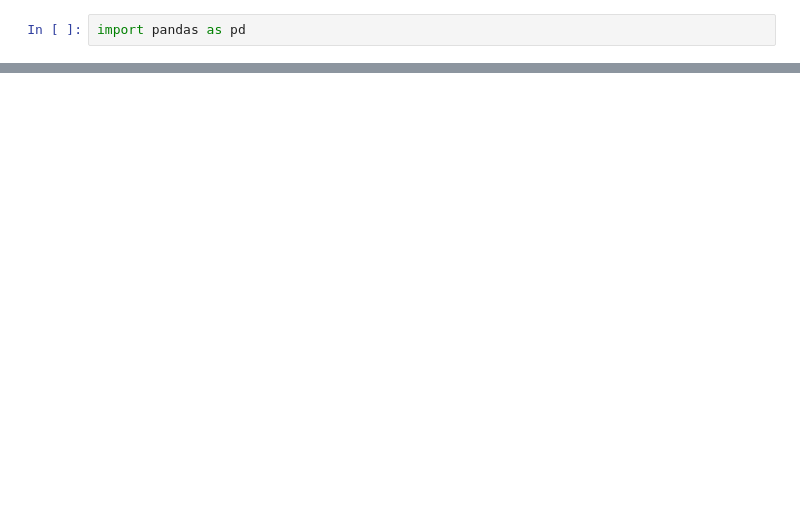
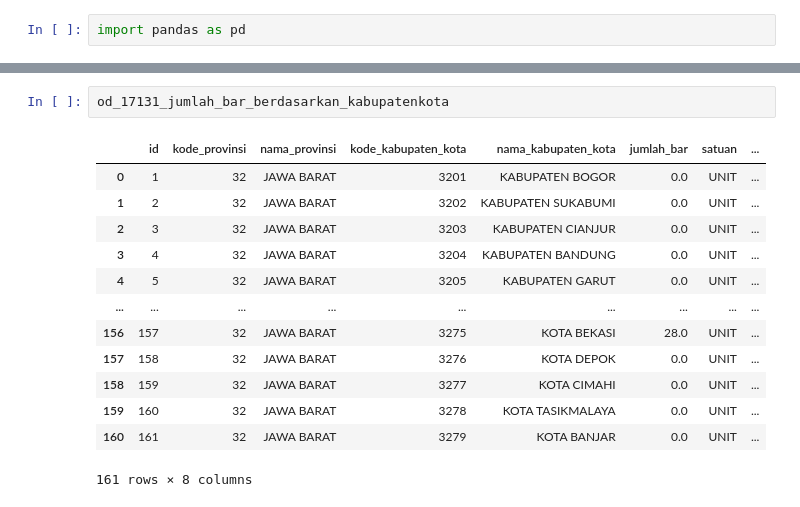
Before and after one commit to SulthanAbiyyu/airnology-2022, a Jupyter notebook: alrappie/jumlah_tenaga_kerja.ipynb, the cells around one changed output, grey strips where cells are left out. Drawn from its saved outputs; the diff is of its cells as text; blank space fills up the shorter version.

```diff
--- a/alrappie/jumlah_tenaga_kerja.ipynb
+++ b/alrappie/jumlah_tenaga_kerja.ipynb
@@ -12,0 +57,16 @@ od_17133_jumlah_sarana_bar_berdasarkan_jenis_sarana = pd.read_csv('Files/pariwis
+# %%
+od_17131_jumlah_bar_berdasarkan_kabupatenkota
+# %% [output]
+|  | id | kode_provinsi | nama_provinsi | kode_kabupaten_kota | nama_kabupaten_kota | jumlah_bar | satuan | ... |
+| 0 | 1 | 32 | JAWA BARAT | 3201 | KABUPATEN BOGOR | 0.0 | UNIT | ... |
+| 1 | 2 | 32 | JAWA BARAT | 3202 | KABUPATEN SUKABUMI | 0.0 | UNIT | ... |
+| 2 | 3 | 32 | JAWA BARAT | 3203 | KABUPATEN CIANJUR | 0.0 | UNIT | ... |
+| 3 | 4 | 32 | JAWA BARAT | 3204 | KABUPATEN BANDUNG | 0.0 | UNIT | ... |
+| 4 | 5 | 32 | JAWA BARAT | 3205 | KABUPATEN GARUT | 0.0 | UNIT | ... |
+| ... | ... | ... | ... | ... | ... | ... | ... | ... |
+| 156 | 157 | 32 | JAWA BARAT | 3275 | KOTA BEKASI | 28.0 | UNIT | ... |
+| 157 | 158 | 32 | JAWA BARAT | 3276 | KOTA DEPOK | 0.0 | UNIT | ... |
+| 158 | 159 | 32 | JAWA BARAT | 3277 | KOTA CIMAHI | 0.0 | UNIT | ... |
+| 159 | 160 | 32 | JAWA BARAT | 3278 | KOTA TASIKMALAYA | 0.0 | UNIT | ... |
+| 160 | 161 | 32 | JAWA BARAT | 3279 | KOTA BANJAR | 0.0 | UNIT | ... |
+161 rows × 8 columns
```
Also changed, not shown: parts of 11 cells of this notebook.
